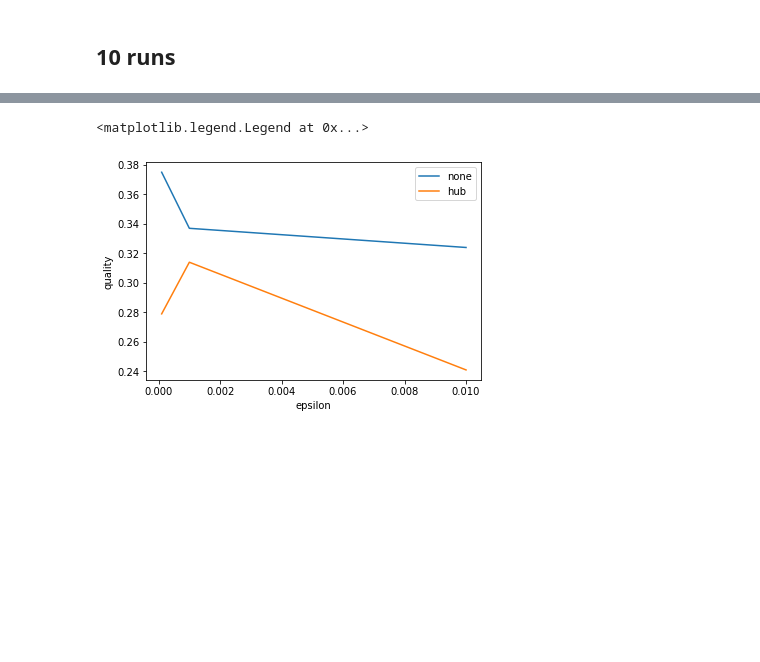
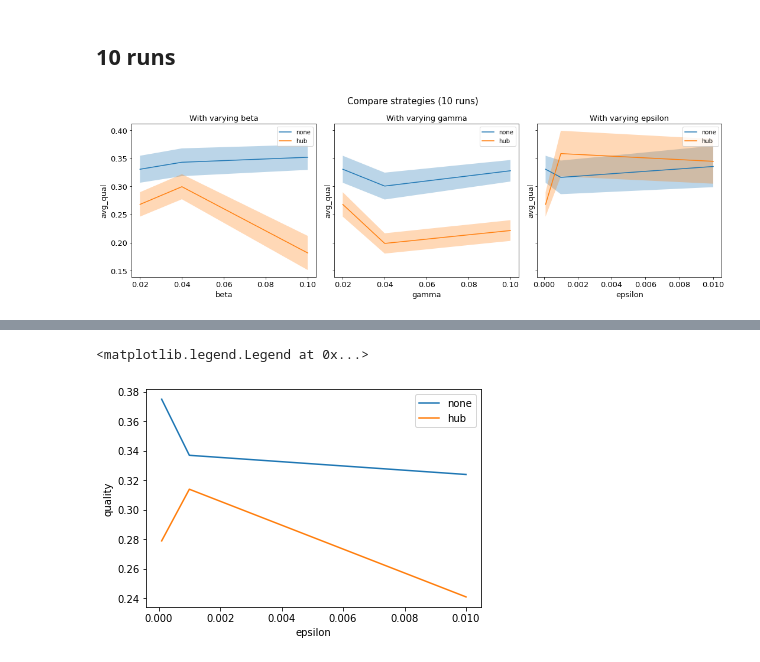
Before and after one commit to btrantruong/Manipulating-Online-Marketplace-of-Ideas, a Jupyter notebook: exps/08042022_synthetic results.ipynb, the cells around one changed output, grey strips where cells are left out. Cells and saved outputs as stored; diff of their text form; code cells hidden in the pictures; blank space fills up the shorter version.

```diff
--- a/exps/08042022_synthetic results.ipynb
+++ b/exps/08042022_synthetic results.ipynb
@@ -0,0 +11,40 @@
+# %%
+def comparison_data(results, beta=0.02, gamma=0.02, epsilon=0.0001, x_axis='epsilon', y_axis='avg_qual'):
+    # x_axis & y_axis must match with results df column name!
+    if x_axis=='epsilon':
+        results_none  = results[(results['strategy']=='none') & (results['beta']==beta) & (results['gamma']== gamma)]
+        results_hub  = results[(results['strategy']=='hub') & (results['beta']==beta) & (results['gamma']== gamma)]
+    elif x_axis=='beta':
+        results_none  = results[(results['strategy']=='none') & (results['epsilon']==epsilon) & (results['gamma']== gamma)]
+        results_hub  = results[(results['strategy']=='hub') & (results['epsilon']==epsilon) & (results['gamma']== gamma)]
+    elif x_axis=='gamma':
+        results_none  = results[(results['strategy']=='none') & (results['epsilon']==epsilon) & (results['beta']== beta)]
+        results_hub  = results[(results['strategy']=='hub') & (results['epsilon']==epsilon) & (results['beta']== beta)]
+    return results_none, results_hub
+
+def plot_single_comparison(ax, results, x_axis=None, y_axis=None):
+    results_none, results_hub = comparison_data(results,  x_axis=x_axis, y_axis=y_axis)
+#     print(results_none)
+    ax.plot(results_none[x_axis], results_none[y_axis], label='none')
+    ax.fill_between(results_none[x_axis], np.subtract(results_none[y_axis], results_none['qual_std']), np.add(results_none[y_axis], results_none['qual_std']), alpha=0.3)
+    ax.plot(results_hub[x_axis], results_hub[y_axis], label='hub')
+    ax.fill_between(results_none[x_axis], np.subtract(results_hub[y_axis], results_hub['qual_std']), np.add(results_hub[y_axis], results_hub['qual_std']), alpha=0.3)
+    ax.set_xlabel(x_axis)
+    ax.set_ylabel(y_axis)
+    ax.legend()
+    ax.set_title('With varying %s' %x_axis)
+
+def plot_comparison(results, title='Compare strategies'):
+    params = {'axes.labelsize': 13,'axes.titlesize':13, 'xtick.labelsize': 13, 'ytick.labelsize': 13}
+
+    plt.rcParams.update(params)
+
+    fig,axs = plt.subplots(1,3, sharey=True, figsize=(15,5))
+
+    params = ['beta', 'gamma', 'epsilon']
+    for ax,param in zip(axs,params):
+        plot_single_comparison(ax, results, x_axis=param, y_axis='avg_qual')
+    fig.suptitle(title, fontsize=15)
+    fig.tight_layout()
+
+    fig.show()
@@ -8,2 +63,8 @@ results = pd.read_csv(path, sep='\t')
 # %% [markdown]
 ## 10 runs
+# %%
+path = os.path.join(DATA_PATH, '08182022', 'syntheticnet_sim_results_10runs.csv')
+results = pd.read_csv(path, sep='\t')
+plot_comparison(results, title='Compare strategies (10 runs)')
+# %% [output]
+[figure, added]
```
Also changed, not shown: parts of 32 cells of this notebook, 5 other files.
